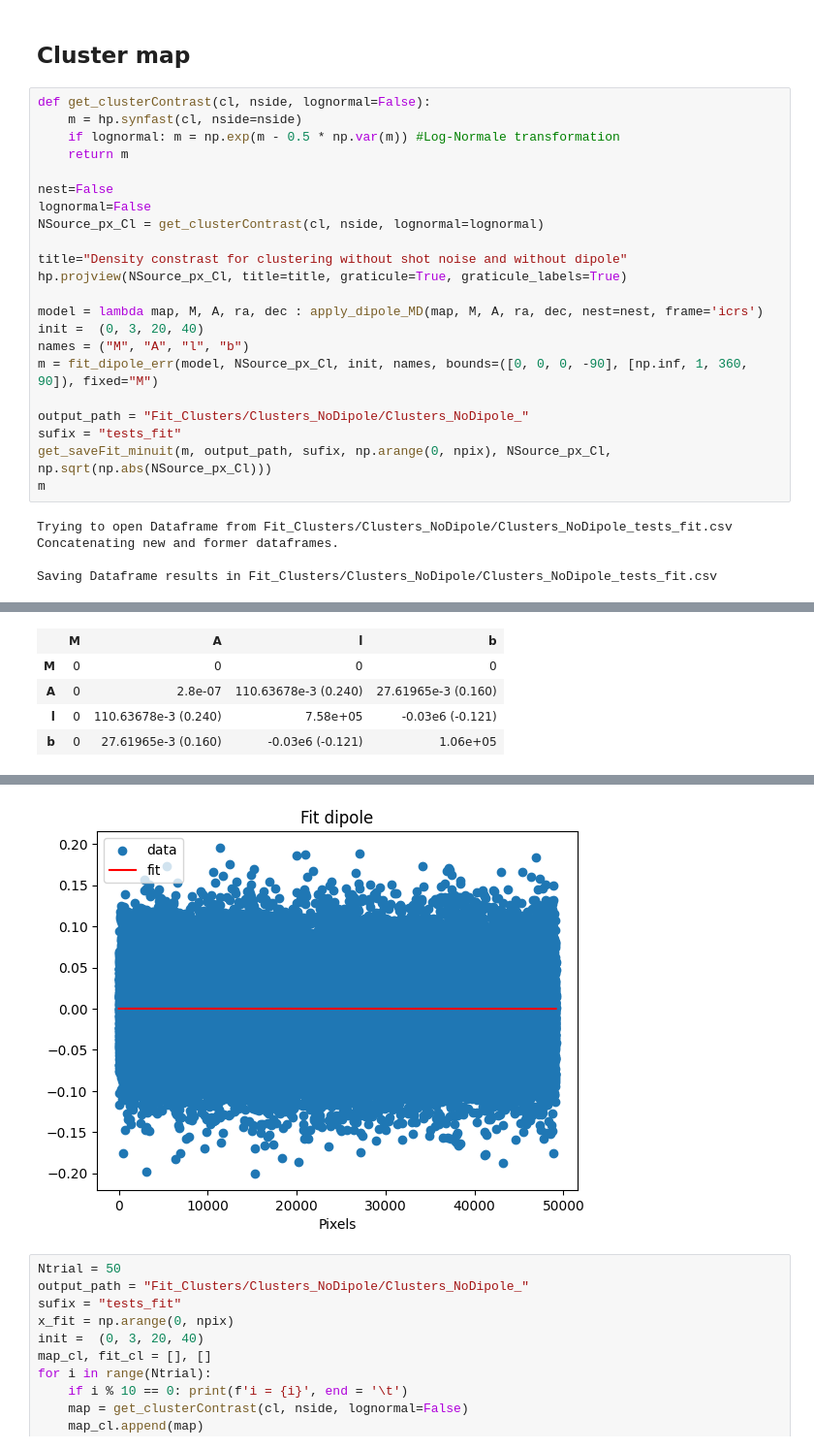
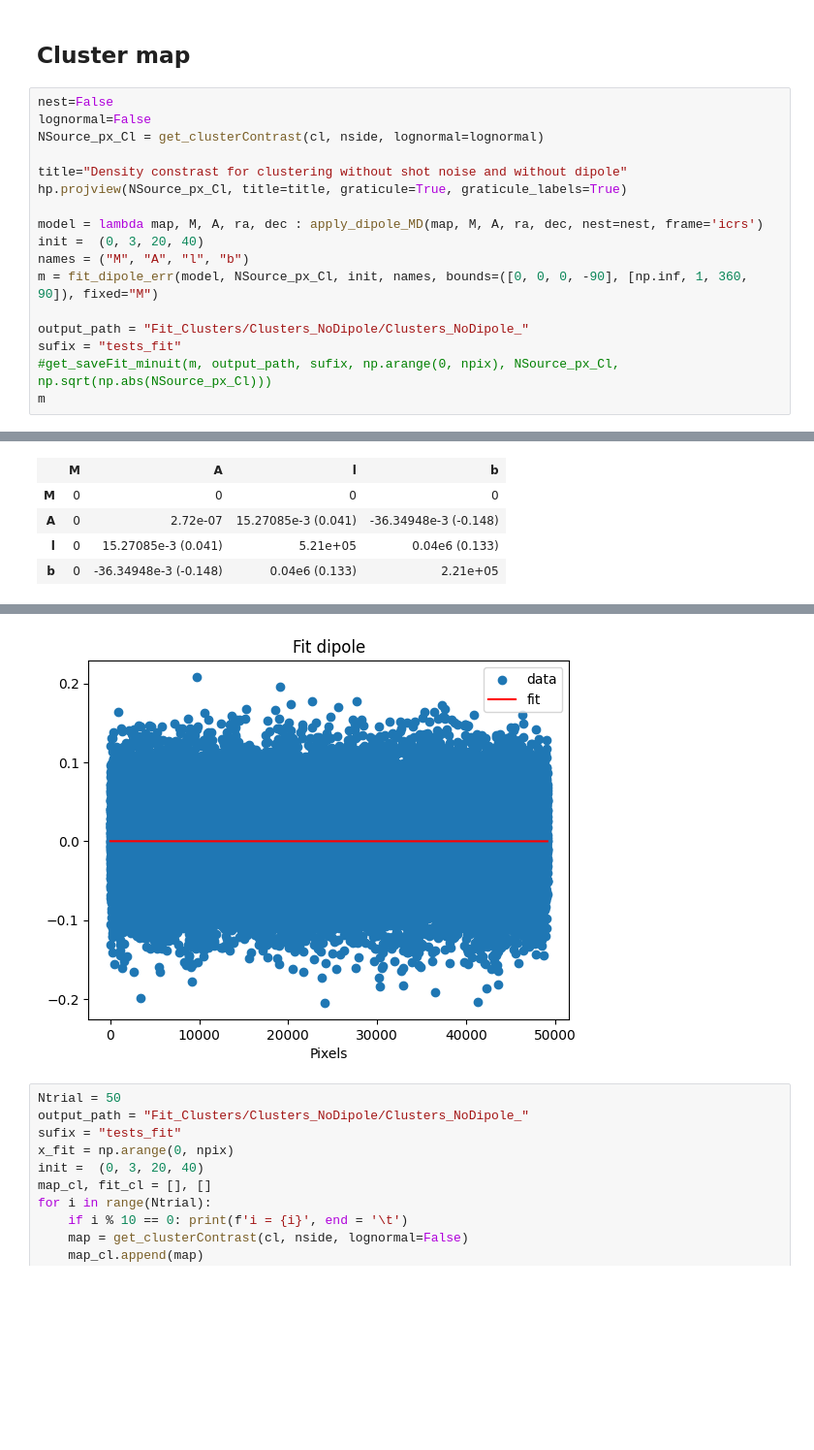
Before and after one commit to johannct/M2_Stage_Code, a Jupyter notebook: Simulation/Cluster_maps_Ntrial.ipynb, the cells around one changed output, grey strips where cells are left out. Shown at 97% size. Saved outputs shown, nothing was run; the diff lists cells and outputs as text; blank space fills up the shorter version.

```diff
--- a/Simulation/Cluster_maps_Ntrial.ipynb
+++ b/Simulation/Cluster_maps_Ntrial.ipynb
@@ -81,11 +40,6 @@ plt.ylabel('C_l');
 # %% [markdown]
 ## Cluster map
 # %%
-def get_clusterContrast(cl, nside, lognormal=False):
-    m = hp.synfast(cl, nside=nside)
-    if lognormal: m = np.exp(m - 0.5 * np.var(m)) #Log-Normale transformation
-    return m
-
 nest=False
 lognormal=False
 NSource_px_Cl = get_clusterContrast(cl, nside, lognormal=lognormal)
@@ -100,11 +54,7 @@ m = fit_dipole_err(model, NSource_px_Cl, init, names, bounds=([0, 0, 0, -90], [n
 
 output_path = "Fit_Clusters/Clusters_NoDipole/Clusters_NoDipole_"
 sufix = "tests_fit"
-get_saveFit_minuit(m, output_path, sufix, np.arange(0, npix), NSource_px_Cl, np.sqrt(np.abs(NSource_px_Cl)))
+#get_saveFit_minuit(m, output_path, sufix, np.arange(0, npix), NSource_px_Cl, np.sqrt(np.abs(NSource_px_Cl)))
 m
 # %% [output]
-Trying to open Dataframe from Fit_Clusters/Clusters_NoDipole/Clusters_NoDipole_tests_fit.csv
-Concatenating new and former dataframes.
-
-Saving Dataframe results in Fit_Clusters/Clusters_NoDipole/Clusters_NoDipole_tests_fit.csv
 | Migrad |  |
@@ -126,6 +76,6 @@ Saving Dataframe results in Fit_Clusters/Clusters_NoDipole/Clusters_NoDipole_tes
 | New Min | False | False | False | False | False | False |
 |  | M | A | l | b |
 | M | 0 | 0 | 0 | 0 |
-| A | 0 | 2.8e-07 | 110.63678e-3 (0.240) | 27.61965e-3 (0.160) |
-| l | 0 | 110.63678e-3 (0.240) | 7.58e+05 | -0.03e6 (-0.121) |
-| b | 0 | 27.61965e-3 (0.160) | -0.03e6 (-0.121) | 1.06e+05 |
+| A | 0 | 2.72e-07 | 15.27085e-3 (0.041) | -36.34948e-3 (-0.148) |
+| l | 0 | 15.27085e-3 (0.041) | 5.21e+05 | 0.04e6 (0.133) |
+| b | 0 | -36.34948e-3 (-0.148) | 0.04e6 (0.133) | 2.21e+05 |
@@ -133,4 +83,4 @@ Saving Dataframe results in Fit_Clusters/Clusters_NoDipole/Clusters_NoDipole_tes
-[figure, old version]
+[figure, new version]
 # %%
 Ntrial = 50
 output_path = "Fit_Clusters/Clusters_NoDipole/Clusters_NoDipole_"
```
Also changed, not shown: parts of 3 cells of this notebook, 2 other files.
